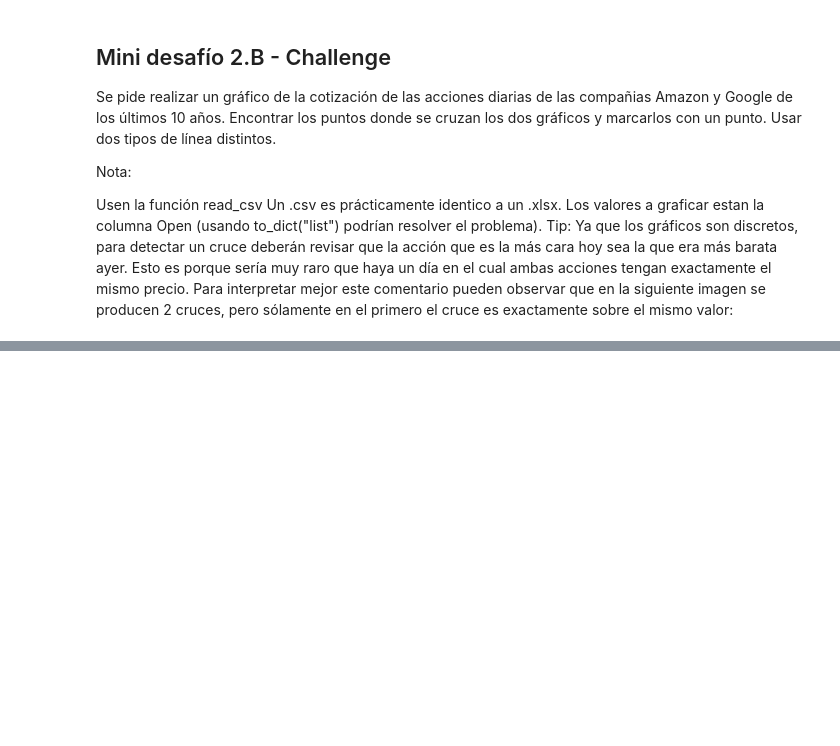
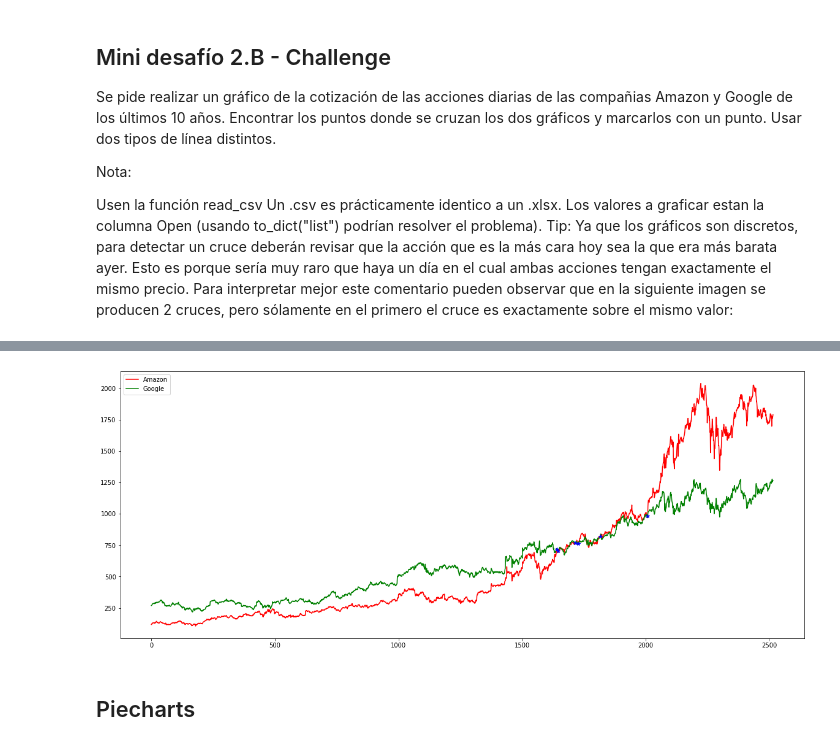
Before and after one commit to femaffi13/Python, a Jupyter notebook: ITBA/5- Matplotlib.ipynb, the cells around one changed output, grey strips where cells are left out. Saved outputs shown, nothing was run; the diff lists cells and outputs as text; code cells hidden in the pictures; blank space fills up the shorter version.

```diff
--- a/ITBA/5- Matplotlib.ipynb
+++ b/ITBA/5- Matplotlib.ipynb
@@ -166,0 +238,3 @@ Tip: Ya que los gráficos son discretos, para detectar un cruce deberán revisar
+# %%
+df = df.drop('Date_Google', axis=1)
+print(df)
@@ -166,0 +256,3 @@ Tip: Ya que los gráficos son discretos, para detectar un cruce deberán revisar
+# %%
+df2 = df[['Open_Amazon', 'Open_Google']].astype(int)
+df2.info()
@@ -166,0 +269,3 @@ Tip: Ya que los gráficos son discretos, para detectar un cruce deberán revisar
+# %%
+df2 = df2.loc[df2['Open_Amazon'] == df2['Open_Google']]
+df2
@@ -166,0 +280,14 @@ Tip: Ya que los gráficos son discretos, para detectar un cruce deberán revisar
+# %%
+x_int = [1640,1646,1715,1727,1816,2008]
+y_int = df2['Open_Amazon']
+# %%
+plt.figure(figsize=(20,8))
+plt.plot(x_amazon, y_amazon, '-r', label='Amazon')
+plt.plot(x_google, y_google, '-g', label='Google')
+plt.plot(x_int, y_int, 'b*')
+plt.legend()
+plt.show()
+# %% [output]
+[figure, added]
+# %% [markdown]
+## Piecharts
```
Also changed, not shown: parts of 10 cells of this notebook, 1 other file.
